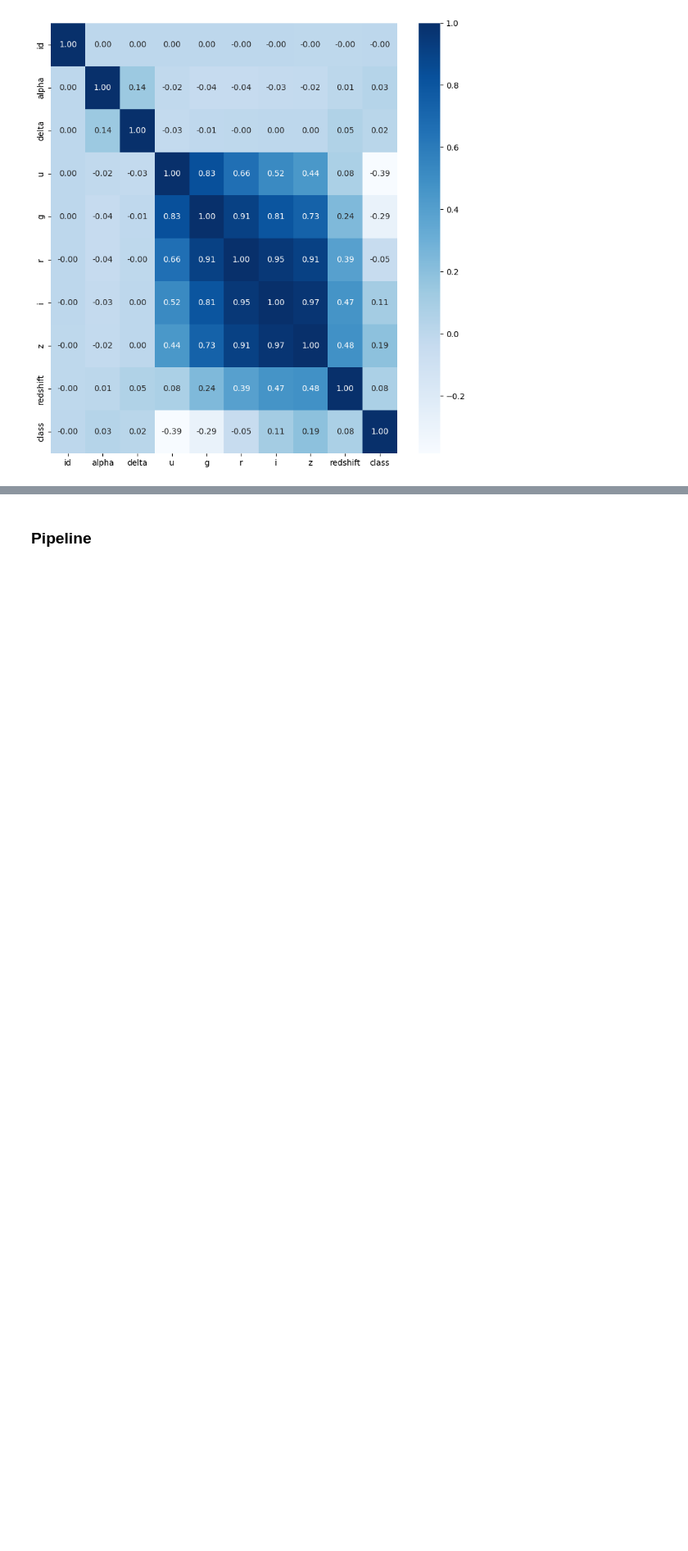
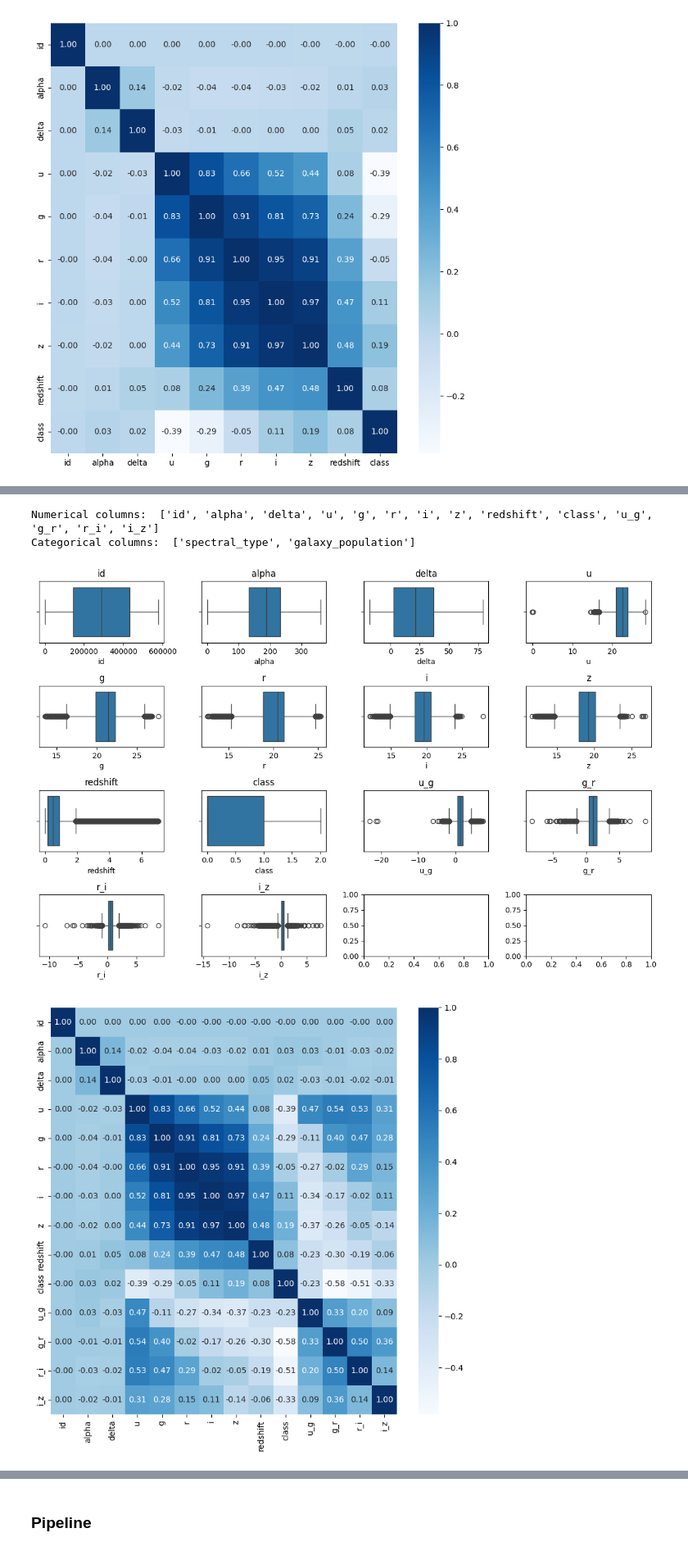
Before and after one commit to shotamuraishi/predicting_steller_class, a Jupyter notebook: main.ipynb, the cells around one changed output, grey strips where cells are left out. Shown at 82% size. Drawn from its saved outputs; the diff is of its cells as text; code cells hidden in the pictures; blank space fills up the shorter version.

```diff
--- a/main.ipynb
+++ b/main.ipynb
@@ -136,3 +154,49 @@ plt.show()
+# %%
+df_train["u_g"] = df_train["u"] - df_train["g"]
+df_train["g_r"] = df_train["g"] - df_train["r"]
+df_train["r_i"] = df_train["r"] - df_train["i"]
+df_train["i_z"] = df_train["i"] - df_train["z"]
+
+df_test["u_g"] = df_test["u"] - df_test["g"]
+df_test["g_r"] = df_test["g"] - df_test["r"]
+df_test["r_i"] = df_test["r"] - df_test["i"]
+df_test["i_z"] = df_test["i"] - df_test["z"]
+
+num_cols = df_train.select_dtypes(include=['int64', 'float64']).columns
+cat_cols = df_train.select_dtypes(include=['str']).columns
+
+print("Numerical columns: ", num_cols.tolist())
+print("Categorical columns: ", cat_cols.tolist())
+# %% [output]
+Numerical columns:  ['id', 'alpha', 'delta', 'u', 'g', 'r', 'i', 'z', 'redshift', 'class', 'u_g', 'g_r', 'r_i', 'i_z']
+Categorical columns:  ['spectral_type', 'galaxy_population']
+# %%
+fig, axes = plt.subplots(4, 4, figsize=(12, 8))
+
+for ax, col in zip(axes.flatten(), df_train[num_cols].columns):
+    sns.boxplot(x=df_train[col], ax=ax)
+    ax.set_title(col)
+
+plt.tight_layout()
+plt.show()
+
+
+cm = df_train[num_cols].corr()
+
+fig, ax = plt.subplots(figsize=(8, 8))
+sns.heatmap(
+    cm,
+    annot=True,
+    fmt='.2f',
+    cmap='Blues',
+    ax=ax
+)
+
+plt.tight_layout()
+plt.show()
+# %% [output]
+[figure, added]
+[figure, added]
 # %%
 X = df_train.drop(['id', 'class'], axis=1)
 y = df_train['class']
```
Also changed, not shown: parts of 15 cells of this notebook, 2 other files.
